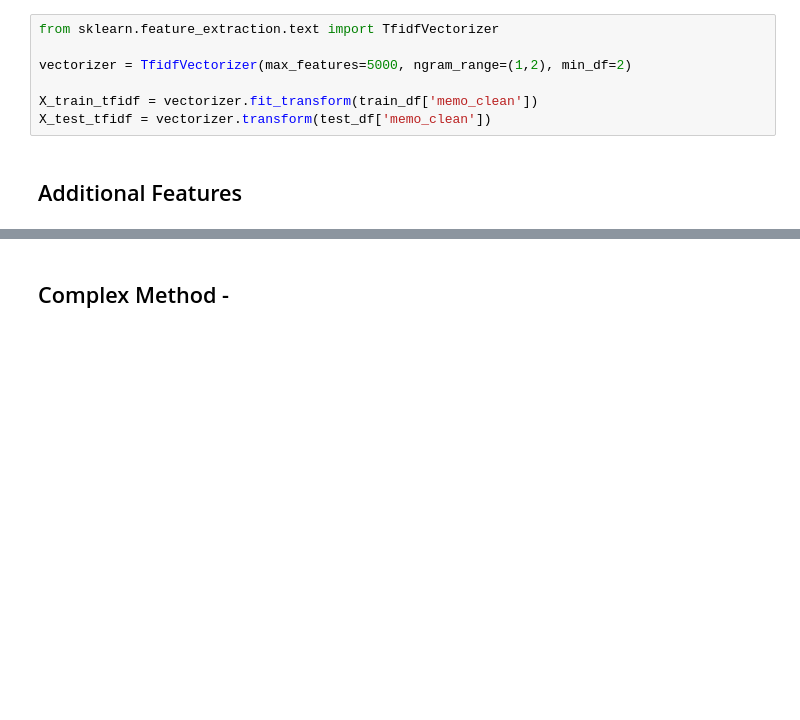
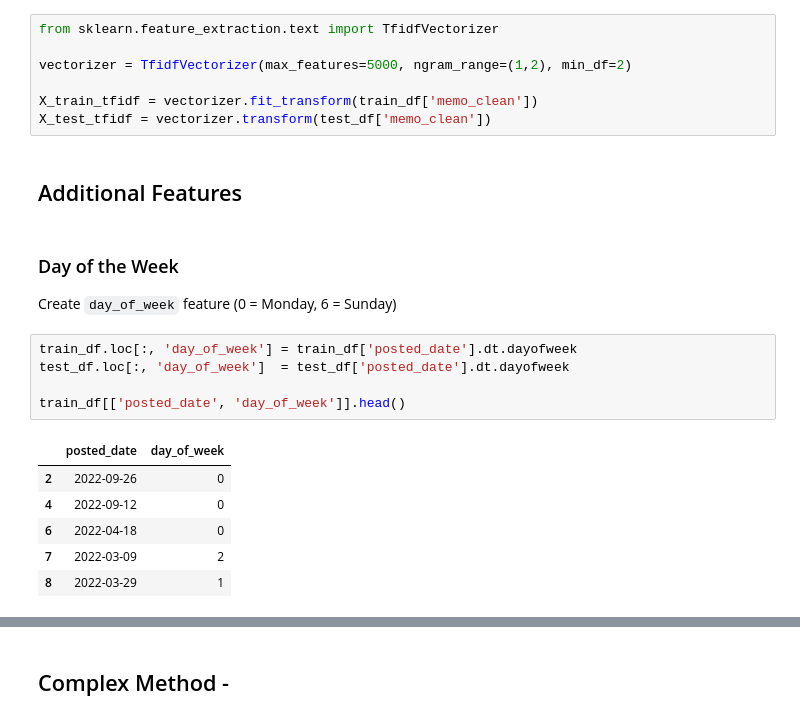
Before and after one commit to kangyuj0531/dsc180a-prism-data, a Jupyter notebook: 01_memos_func_renamed.ipynb, the cells around one changed output, grey strips where cells are left out. Drawn from its saved outputs; the diff is of its cells as text; blank space fills up the shorter version.

```diff
--- a/01_memos_func_renamed.ipynb
+++ b/01_memos_func_renamed.ipynb
@@ -235,3 +238,18 @@ X_train_tfidf = vectorizer.fit_transform(train_df['memo_clean'])
 X_test_tfidf = vectorizer.transform(test_df['memo_clean'])
 # %% [markdown]
 ## Additional Features
+# %% [markdown]
+### Day of the Week
+Create `day_of_week` feature (0 = Monday, 6 = Sunday)
+# %%
+train_df.loc[:, 'day_of_week'] = train_df['posted_date'].dt.dayofweek
+test_df.loc[:, 'day_of_week']  = test_df['posted_date'].dt.dayofweek
+
+train_df[['posted_date', 'day_of_week']].head()
+# %% [output]
+|  | posted_date | day_of_week |
+| 2 | 2022-09-26 | 0 |
+| 4 | 2022-09-12 | 0 |
+| 6 | 2022-04-18 | 0 |
+| 7 | 2022-03-09 | 2 |
+| 8 | 2022-03-29 | 1 |
```
Also changed, not shown: parts of 13 cells of this notebook.
